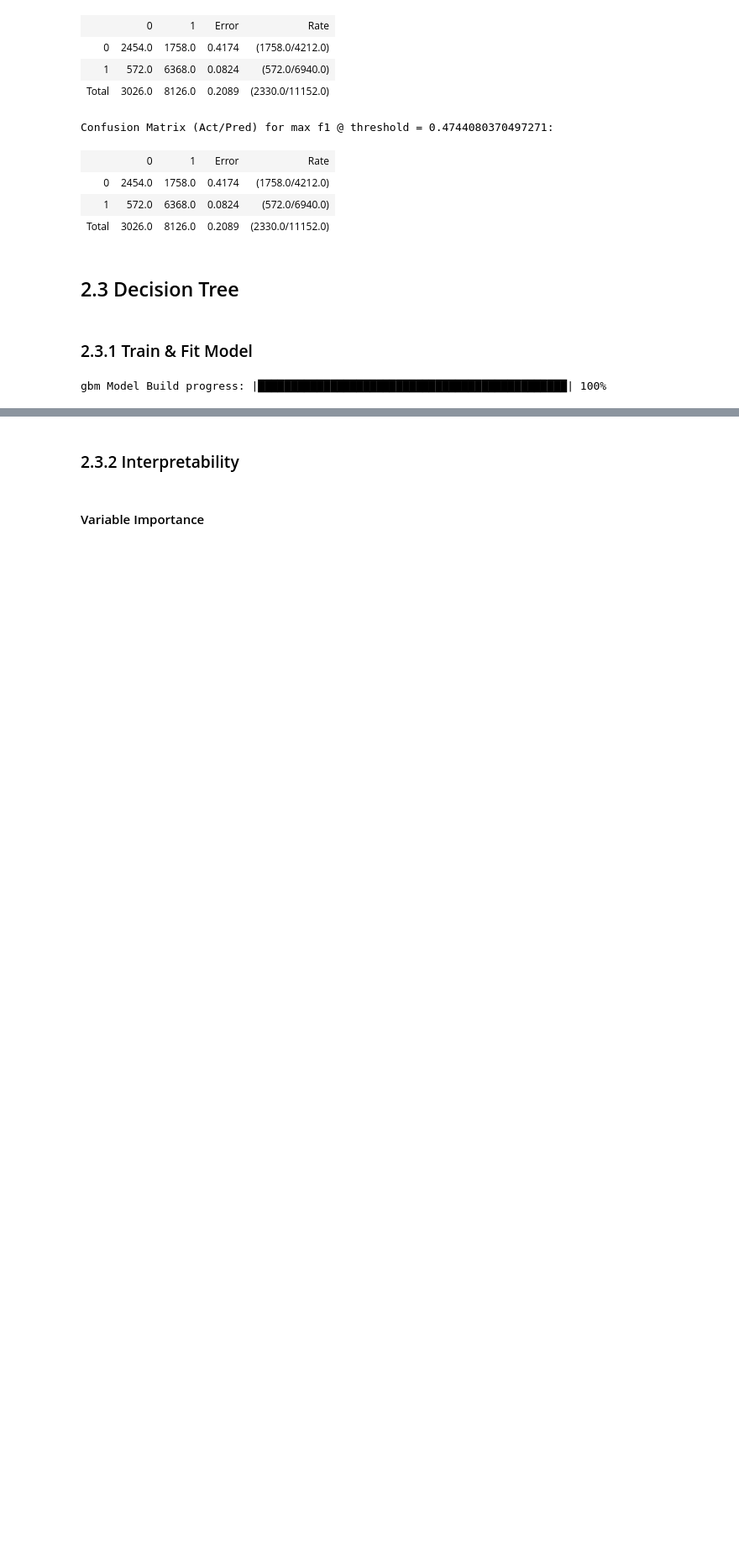
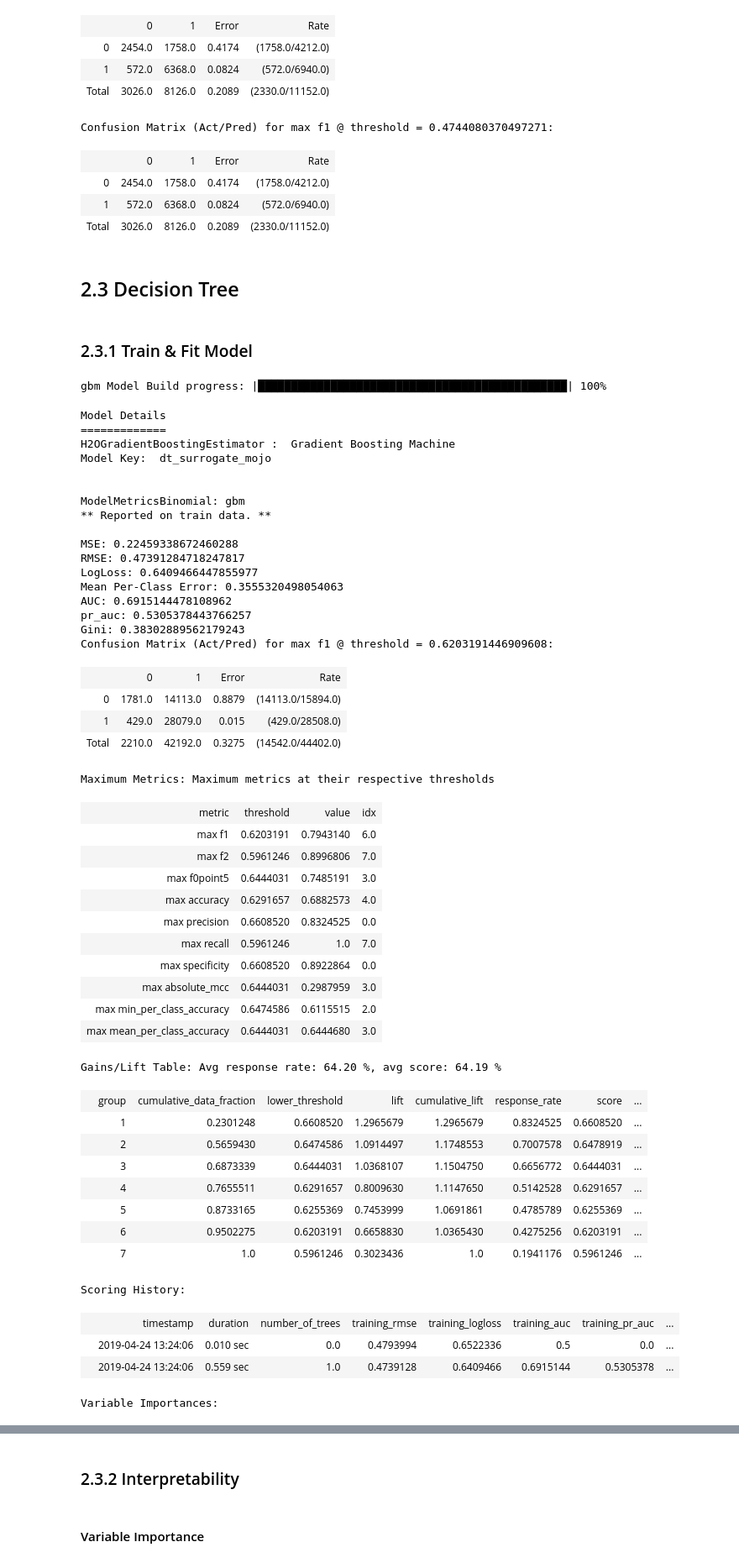
Before and after one commit to MandyMY/AI-Addin, a Jupyter notebook: Final Project.ipynb, the cells around one changed output, grey strips where cells are left out. Shown at 84% size. Saved outputs shown, nothing was run; the diff lists cells and outputs as text; code cells hidden in the pictures; blank space fills up the shorter version.

Commit message:
plot decision tree

```diff
--- a/Final Project.ipynb
+++ b/Final Project.ipynb
@@ -414,3 +412,58 @@ surrogate = H2OGradientBoostingEstimator(ntrees=1,
 _ = surrogate.train(x=predictors, y=response, training_frame=ext_train_new)
 # %% [output]
 gbm Model Build progress: |███████████████████████████████████████████████| 100%
+# %%
+# persist MOJO (compiled, representation of trained model)
+# from which to generate plot of surrogate
+mojo_path = surrogate.download_mojo(path='data')
+
+print(surrogate)
+print('Generated MOJO path:\n', mojo_path)
+# %% [output]
+Model Details
+=============
+H2OGradientBoostingEstimator :  Gradient Boosting Machine
+Model Key:  dt_surrogate_mojo
+
+
+ModelMetricsBinomial: gbm
+** Reported on train data. **
+
+MSE: 0.22459338672460288
+RMSE: 0.47391284718247817
+LogLoss: 0.6409466447855977
+Mean Per-Class Error: 0.3555320498054063
+AUC: 0.6915144478108962
+pr_auc: 0.5305378443766257
+Gini: 0.38302889562179243
+Confusion Matrix (Act/Pred) for max f1 @ threshold = 0.6203191446909608:
+|  | 0 | 1 | Error | Rate |
+| 0 | 1781.0 | 14113.0 | 0.8879 | (14113.0/15894.0) |
+| 1 | 429.0 | 28079.0 | 0.015 | (429.0/28508.0) |
+| Total | 2210.0 | 42192.0 | 0.3275 | (14542.0/44402.0) |
+Maximum Metrics: Maximum metrics at their respective thresholds
+| metric | threshold | value | idx |
+| max f1 | 0.6203191 | 0.7943140 | 6.0 |
+| max f2 | 0.5961246 | 0.8996806 | 7.0 |
+| max f0point5 | 0.6444031 | 0.7485191 | 3.0 |
+| max accuracy | 0.6291657 | 0.6882573 | 4.0 |
+| max precision | 0.6608520 | 0.8324525 | 0.0 |
+| max recall | 0.5961246 | 1.0 | 7.0 |
+| max specificity | 0.6608520 | 0.8922864 | 0.0 |
+| max absolute_mcc | 0.6444031 | 0.2987959 | 3.0 |
+| max min_per_class_accuracy | 0.6474586 | 0.6115515 | 2.0 |
+| max mean_per_class_accuracy | 0.6444031 | 0.6444680 | 3.0 |
+Gains/Lift Table: Avg response rate: 64.20 %, avg score: 64.19 %
+|  | group | cumulative_data_fraction | lower_threshold | lift | cumulative_lift | response_rate | score | ... |
+|  | 1 | 0.2301248 | 0.6608520 | 1.2965679 | 1.2965679 | 0.8324525 | 0.6608520 | ... |
+|  | 2 | 0.5659430 | 0.6474586 | 1.0914497 | 1.1748553 | 0.7007578 | 0.6478919 | ... |
+|  | 3 | 0.6873339 | 0.6444031 | 1.0368107 | 1.1504750 | 0.6656772 | 0.6444031 | ... |
+|  | 4 | 0.7655511 | 0.6291657 | 0.8009630 | 1.1147650 | 0.5142528 | 0.6291657 | ... |
+|  | 5 | 0.8733165 | 0.6255369 | 0.7453999 | 1.0691861 | 0.4785789 | 0.6255369 | ... |
+|  | 6 | 0.9502275 | 0.6203191 | 0.6658830 | 1.0365430 | 0.4275256 | 0.6203191 | ... |
+|  | 7 | 1.0 | 0.5961246 | 0.3023436 | 1.0 | 0.1941176 | 0.5961246 | ... |
+Scoring History:
+|  | timestamp | duration | number_of_trees | training_rmse | training_logloss | training_auc | training_pr_auc | ... |
+|  | 2019-04-24 13:24:06 | 0.010 sec | 0.0 | 0.4793994 | 0.6522336 | 0.5 | 0.0 | ... |
+|  | 2019-04-24 13:24:06 | 0.559 sec | 1.0 | 0.4739128 | 0.6409466 | 0.6915144 | 0.5305378 | ... |
+Variable Importances:
```
Also changed, not shown: parts of 14 cells of this notebook, 1 other file.
